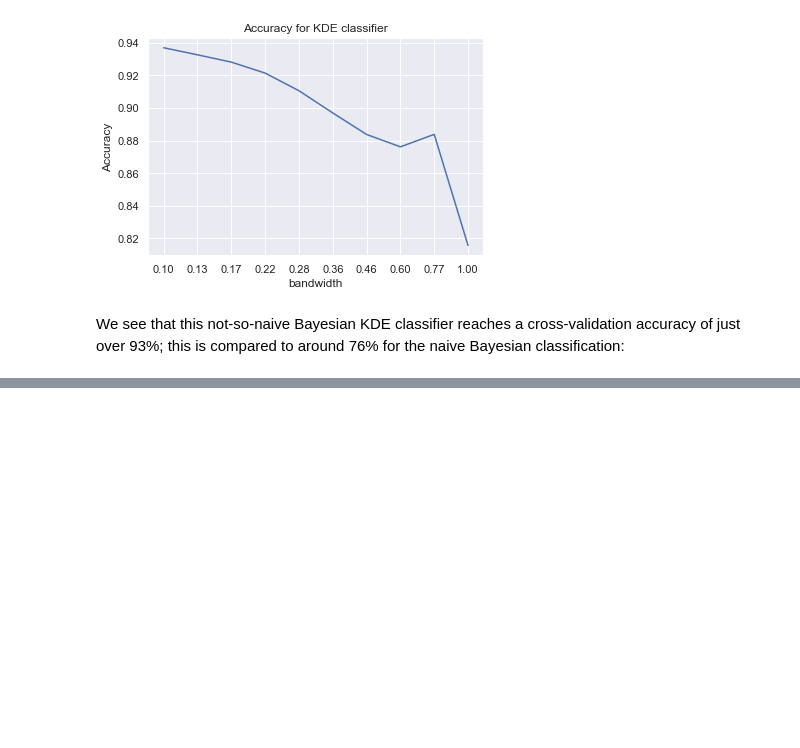
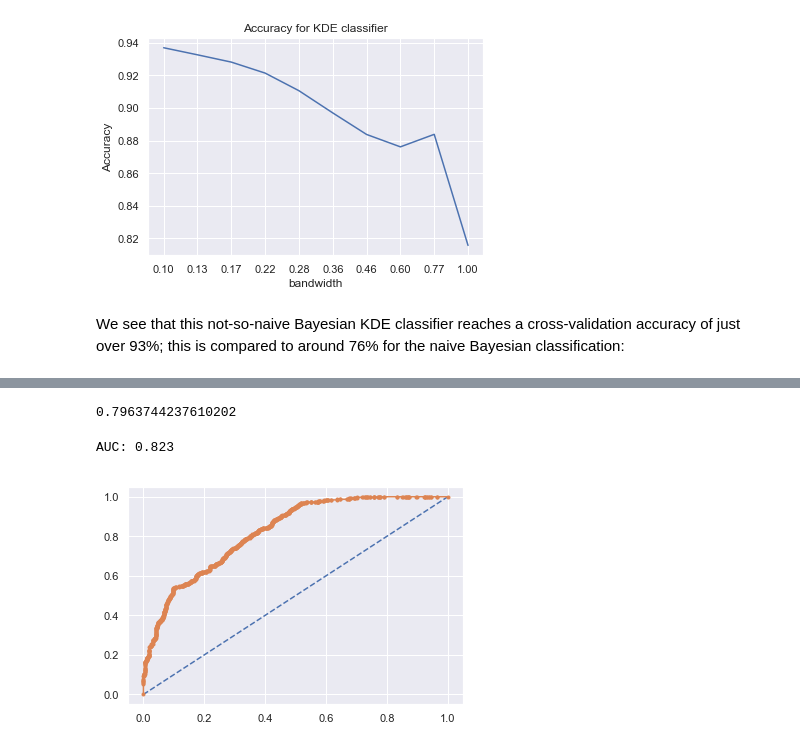
Before and after one commit to renero/class_notebooks, a Jupyter notebook: KDE.ipynb, the cells around one changed output, grey strips where cells are left out. Drawn from its saved outputs; the diff is of its cells as text; code cells hidden in the pictures; blank space fills up the shorter version.

```diff
--- a/KDE.ipynb
+++ b/KDE.ipynb
@@ -199,6 +189,8 @@ class KDEClassifier(BaseEstimator, ClassifierMixin):
         self.kernel = kernel
 
     def fit(self, X, y):
+        if isinstance(y, pd.DataFrame):
+            y = y.values
         self.classes_ = np.sort(np.unique(y))
         training_sets = [X[y == yi] for yi in self.classes_]
         self.models_ = [KernelDensity(bandwidth=self.bandwidth,
@@ -242,0 +235,7 @@ cross_val_score(GaussianNB(), hr.select('numerical'), hr.target).mean()
+# %%
+hr = Dataset('data/hr-analytics.zip')
+hr.set_target('left')
+hr.to_categorical(['number_project', 'time_spend_company',
+                   'promotion_last_5years', 'Work_accident'])
+hr.drop_columns(hr.names('categorical'))
+hr.summary()
@@ -242,0 +247,26 @@ cross_val_score(GaussianNB(), hr.select('numerical'), hr.target).mean()
+# %%
+X, y = hr.split()
+
+kde = KDEClassifier()
+kde.fit(X.train, y.train)
+cross_val_score(kde, X.train, y.train, cv=5)
+roc_auc_score(kde.predict(X.test), y.test)
+# %% [output]
+0.7963744237610202
+# %%
+# roc curve and auc
+model = KDEClassifier().fit(X.train, y.train)
+probs = model.predict_proba(X.test)
+# keep probabilities for the positive outcome only
+probs = probs[:, 1]
+# calculate AUC
+auc = roc_auc_score(y.test, probs)
+print('AUC: %.3f' % auc)
+# calculate roc curve
+fpr, tpr, thresholds = roc_curve(y.test, probs)
+plt.plot([0, 1], [0, 1], linestyle='--')
+plt.plot(fpr, tpr, marker='.')
+plt.show();
+# %% [output]
+AUC: 0.823
+[figure, added]
```
Also changed, not shown: parts of 11 cells of this notebook, 1 other file.
